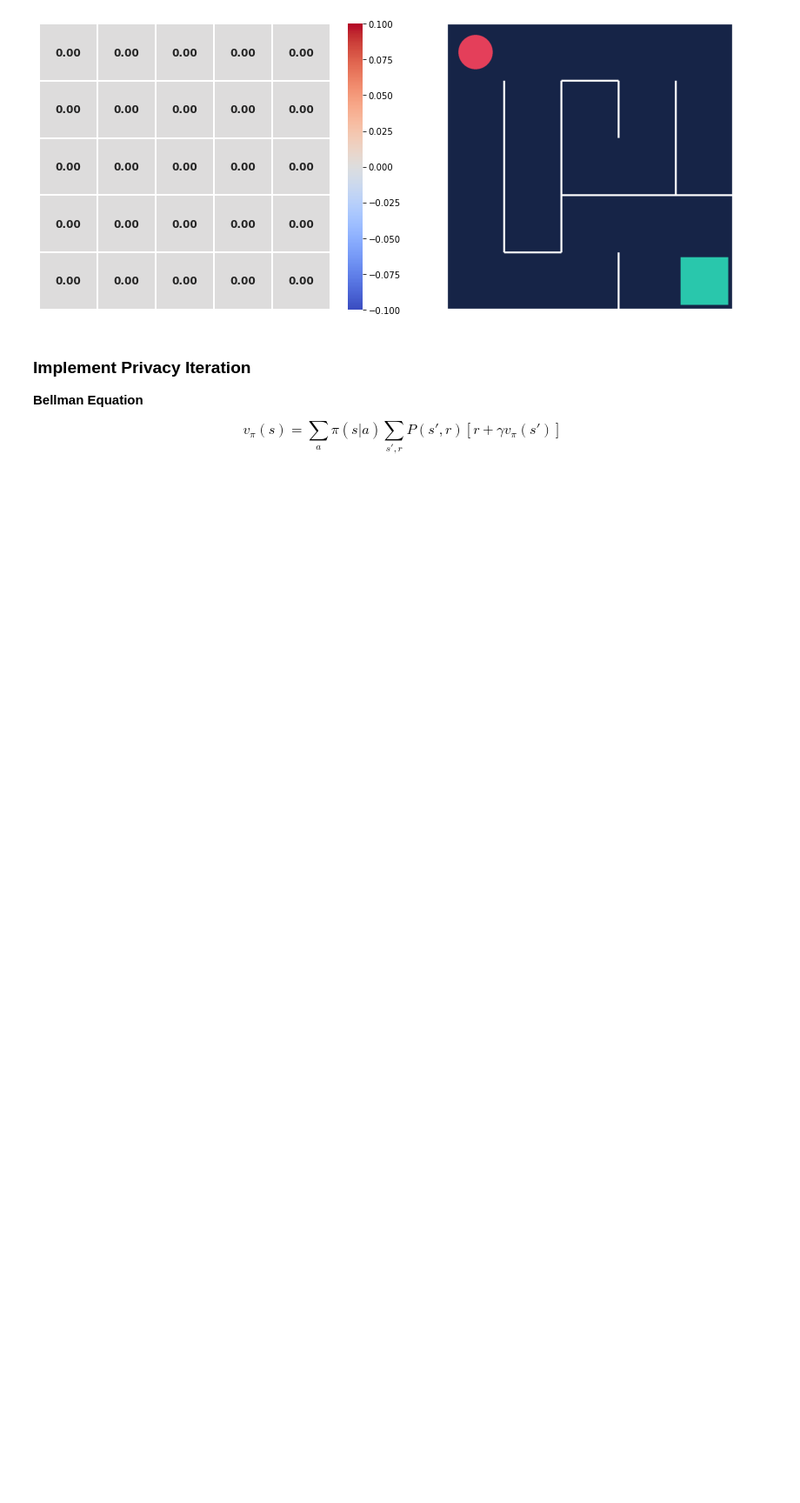
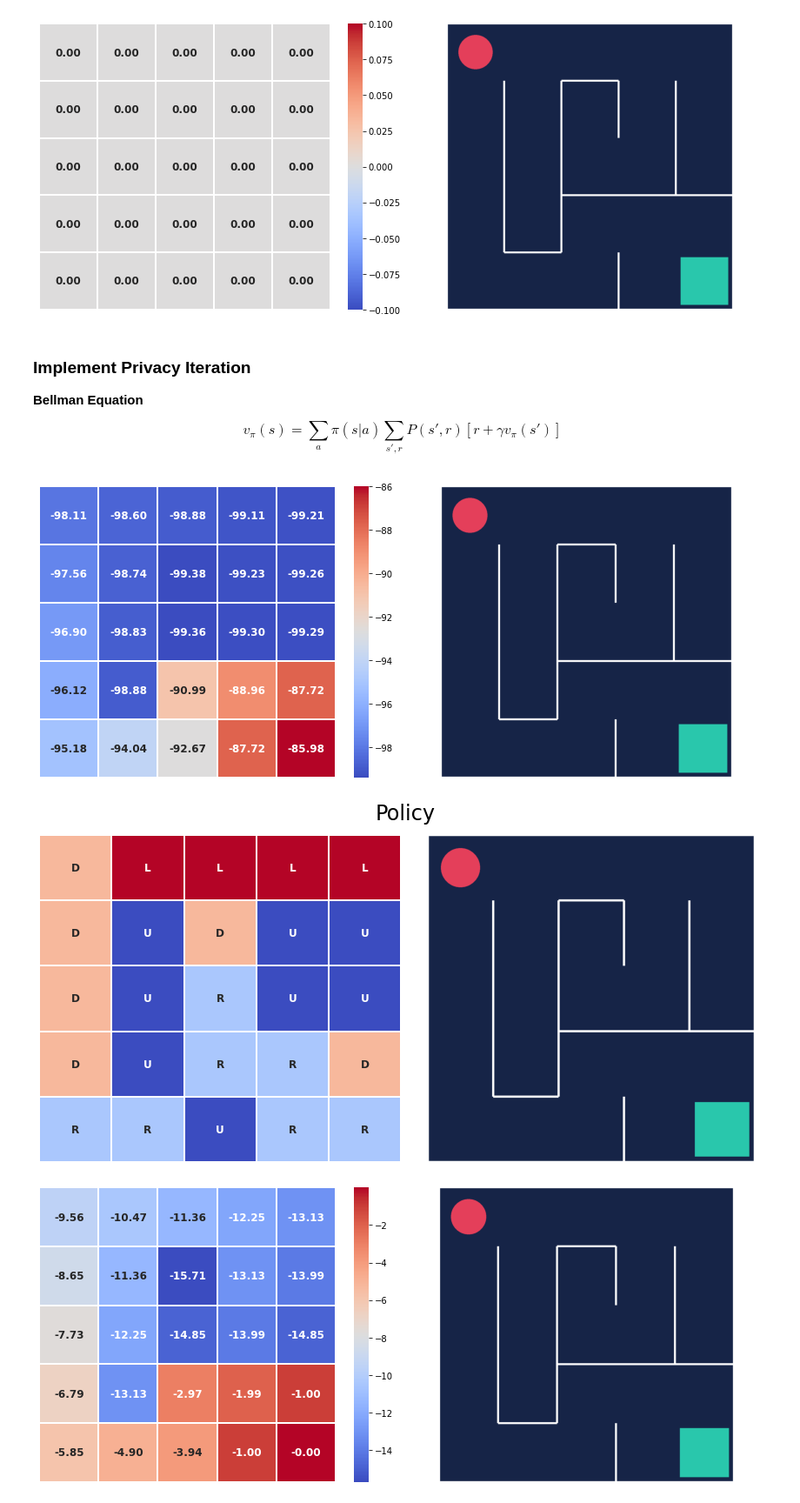
Before and after one commit to theaveas/ReinforcementLearning, a Jupyter notebook: gettingstarted/policy_iteration.ipynb, the cells around one changed output. Shown: that part at 87% size. Cells and saved outputs as stored; diff of their text form; code cells hidden in the pictures; blank space fills up the shorter version.

```diff
--- a/gettingstarted/policy_iteration.ipynb
+++ b/gettingstarted/policy_iteration.ipynb
@@ -116,0 +140,46 @@ $$v_{\pi}(s) = \sum \limits_{a}\pi(s|a) \sum \limits_{s',r} P(s',r) [r+\gamma v_
+# %%
+# policy improvement
+def policy_improvement(action_probs, state_values, gamma=.99):
+    policy_stable = True
+
+    for i in range(5):
+        for j in range(5):
+            old_action = policy_probs[(i, j)].argmax()
+
+            new_action = None
+            max_qsa = float('-inf')
+
+            for action in range(4):
+                next, reward, _, _ = env.simulate_step((i, j), action)
+                qsa = reward + gamma * state_values[next]
+
+                # update the qsa
+                if qsa > max_qsa:
+                    new_action = action
+                    max_qsa = qsa
+
+            action_probs = np.zeros(4)
+            action_probs[new_action] = 1.
+            policy_probs[(i, j)] = action_probs
+
+            if new_action != old_action:
+                policy_stable = False
+
+    return policy_stable
+# %%
+def policy_iteration(policy_probs, state_values, theta=1e-6, gamma=.99):
+    policy_stable = False
+
+    while not policy_stable:
+        policy_evaluation(policy_probs, state_values, theta, gamma)
+        # visualize
+        plot_values(state_values, frame)
+        policy_stable = policy_improvement(policy_probs, state_values, gamma)
+
+        plot_policy(policy_probs, frame)
+# %%
+policy_iteration(policy_probs, state_values)
+# %% [output]
+[figure, added]
+[figure, added]
+[figure, added]
```
Also changed, not shown: parts of 4 cells of this notebook.
